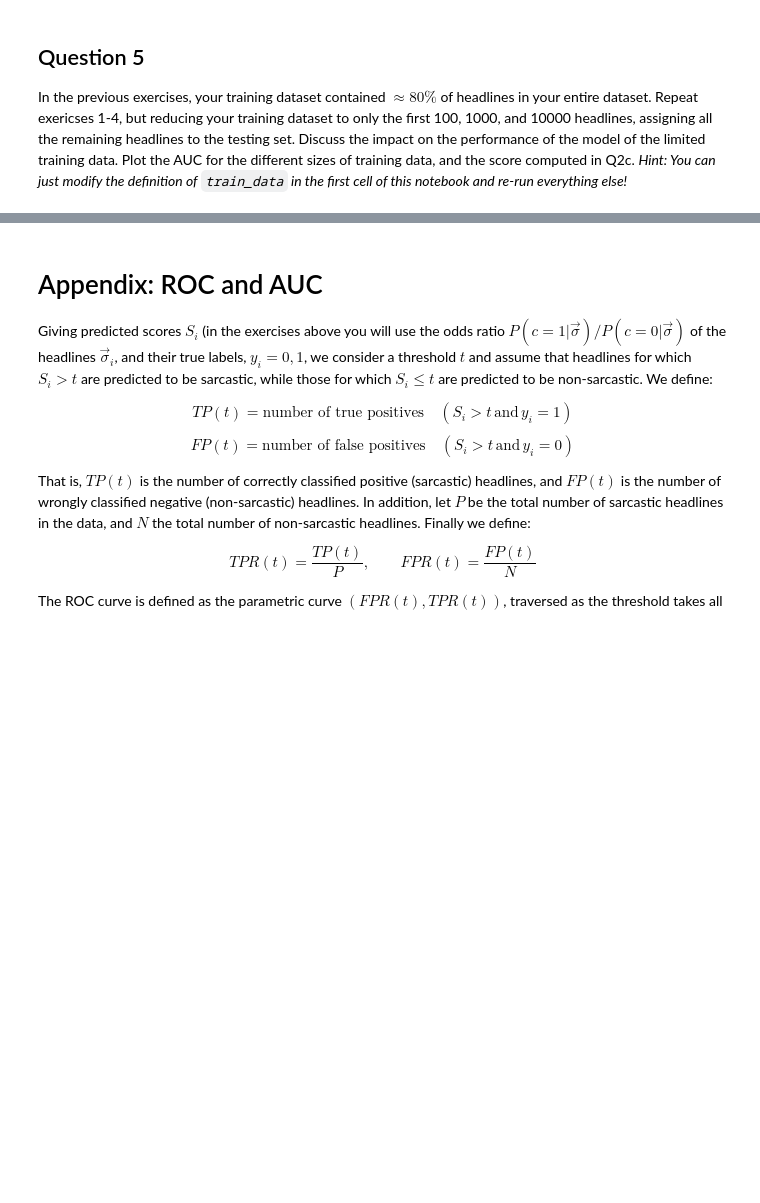
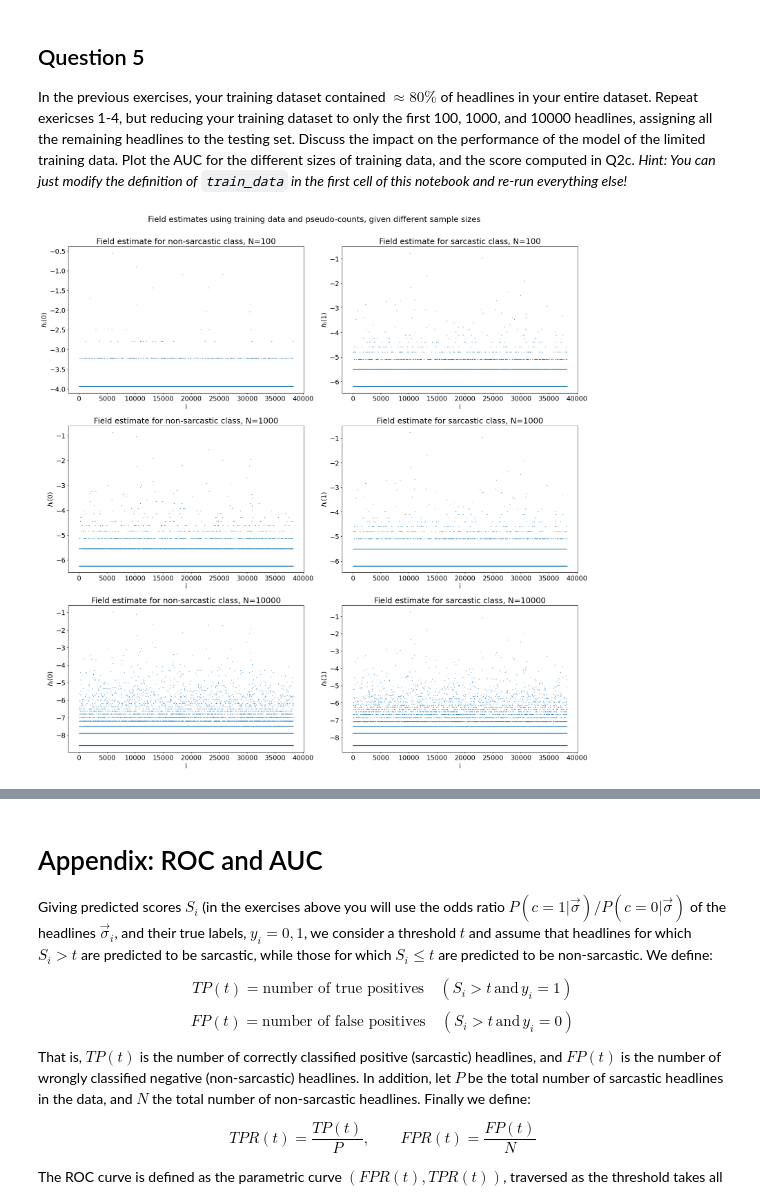
Before and after one commit to CEBangu/COGSCI316_Machine-Learning, a Jupyter notebook: Maximum Entropy Models/MaxEnt.ipynb, the cells around one changed output, grey strips where cells are left out. Drawn from its saved outputs; the diff is of its cells as text; code cells hidden in the pictures; blank space fills up the shorter version.

```diff
--- a/Maximum Entropy Models/MaxEnt.ipynb
+++ b/Maximum Entropy Models/MaxEnt.ipynb
@@ -34,7 +34,9 @@ tests_data = list(parse_data('data-2/tests_data.json'))
 all_data = train_data + tests_data
 
 # Use less train data! (Question 5)
-# train_data, tests_data = all_data[:100], all_data[100:]
+train_data_100, tests_data_100 = all_data[:100], all_data[100:]
+train_data_1000, tests_data_1000 = all_data[:1000], all_data[1000:]
+train_data_10000, tests_data_10000 = all_data[:10000], all_data[10000:]
 
 # print some examples
 print('train data:')
@@ -181,3 +189,15 @@ field_non_sarcastic_train = field_estimate(non_sarcastic_train)
+# %%
+field_sarcastic_train = field_estimate(sarcastic_train)
+field_non_sarcastic_train = field_estimate(non_sarcastic_train)
+
+field_sarcastic_train_100 = field_estimate(sarcastic_train_100)
+field_non_sarcastic_train_100 = field_estimate(non_sarcastic_train_100)
+
+field_sarcastic_train_1000 = field_estimate(sarcastic_train_1000)
+field_non_sarcastic_train_1000 = field_estimate(non_sarcastic_train_1000)
+
+field_sarcastic_train_10000 = field_estimate(sarcastic_train_10000)
+field_non_sarcastic_train_10000 = field_estimate(non_sarcastic_train_10000)
 # %%
 #Plotting the pseudo-fields
 
@@ -618,3 +637,47 @@ ax.plot(steps, avg_ll_diff_proper_c0, label='c0')
 ## Question 5
 
 In the previous exercises, your training dataset contained $\approx 80\%$ of headlines in your entire dataset. Repeat exericses 1-4, but reducing your training dataset to only the first 100, 1000, and 10000 headlines, assigning all the remaining headlines to the testing set. Discuss the impact on the performance of the model of the limited training data. Plot the AUC for the different sizes of training data, and the score computed in Q2c. *Hint: You can just modify the definition of `train_data` in the first cell of this notebook and re-run everything else!*
+# %%
+fig, ((ax1, ax2), (ax3, ax4), (ax5, ax6)) = plt.subplots(3, 2, figsize=(20, 20))
+
+# Increase font size
+plt.rcParams.update({'font.size': 17})
+fig.suptitle('Field estimates using training data and pseudo-counts, given different sample sizes', y = 1)
+
+ax1.scatter([i for i in range(len(field_non_sarcastic_train_100))], field_non_sarcastic_train_100, s=0.5)
+ax1.set_xlabel('i')
+ax1.set_ylabel(r'$h_i(0)$')
+ax1.set_title('Field estimate for non-sarcastic class, N=100')
+
+ax2.scatter([i for i in range(len(field_sarcastic_train_100))], field_sarcastic_train_1000, s=0.5)
+ax2.set_xlabel('i')
+ax2.set_ylabel(r'$h_i(1)$')
+ax2.set_title('Field estimate for sarcastic class, N=100')
+
+ax3.scatter([i for i in range(len(field_non_sarcastic_train_1000))], field_non_sarcastic_train_1000, s=0.5)
+ax3.set_xlabel('i')
+ax3.set_ylabel(r'$h_i(0)$')
+ax3.set_title('Field estimate for non-sarcastic class, N=1000')
+
+ax4.scatter([i for i in range(len(field_sarcastic_train_1000))], field_sarcastic_train_1000, s=0.5)
+ax4.set_xlabel('i')
+ax4.set_ylabel(r'$h_i(1)$')
+ax4.set_title('Field estimate for sarcastic class, N=1000')
+
+
+ax5.scatter([i for i in range(len(field_non_sarcastic_train_10000))], field_non_sarcastic_train_10000, s=0.5)
+ax5.set_xlabel('i')
+ax5.set_ylabel(r'$h_i(0)$')
+ax5.set_title('Field estimate for non-sarcastic class, N=10000')
+
+ax6.scatter([i for i in range(len(field_sarcastic_train_10000))], field_sarcastic_train_10000, s=0.5)
+ax6.set_xlabel('i')
+ax6.set_ylabel(r'$h_i(1)$')
+ax6.set_title('Field estimate for sarcastic class, N=10000')
+
+
+
+fig.tight_layout()
+fig.savefig('fields_Ns.png')
+# %% [output]
+[figure, added]
```
Also changed, not shown: parts of 7 cells of this notebook, 1 other file.
